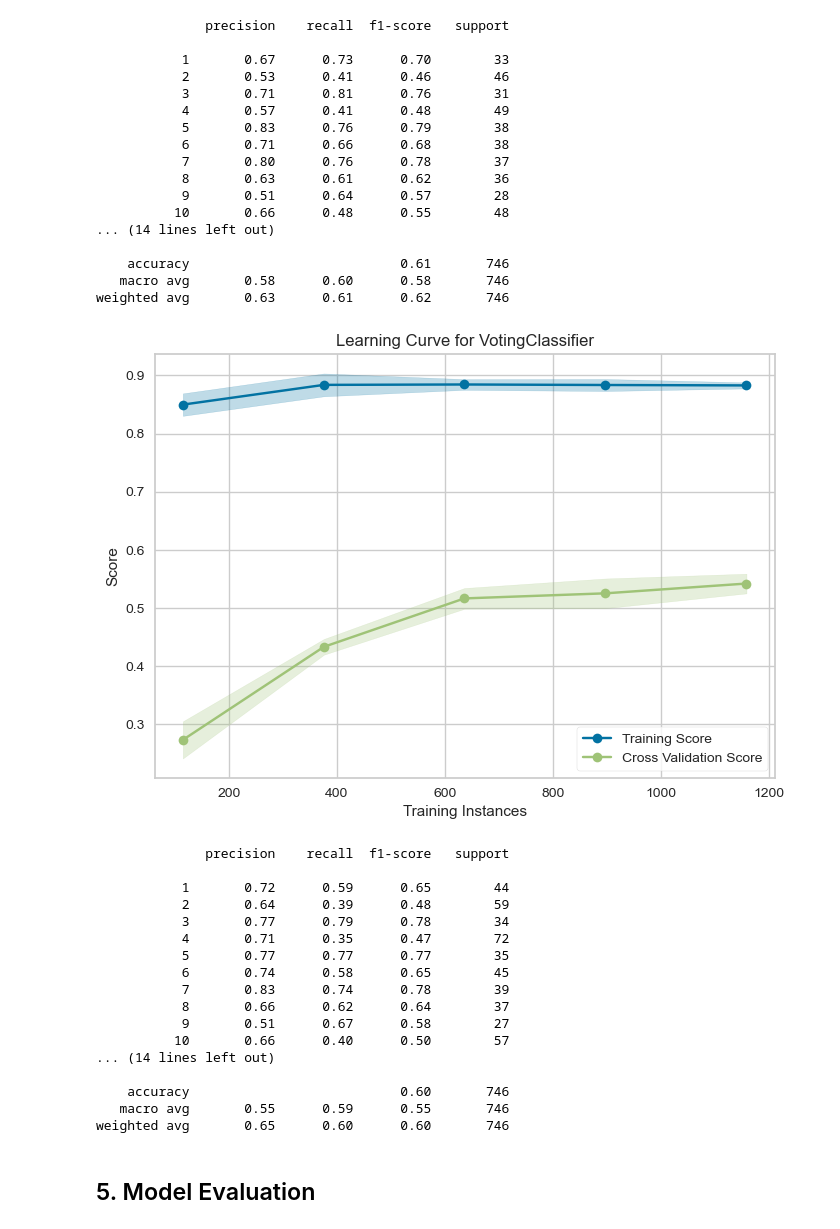
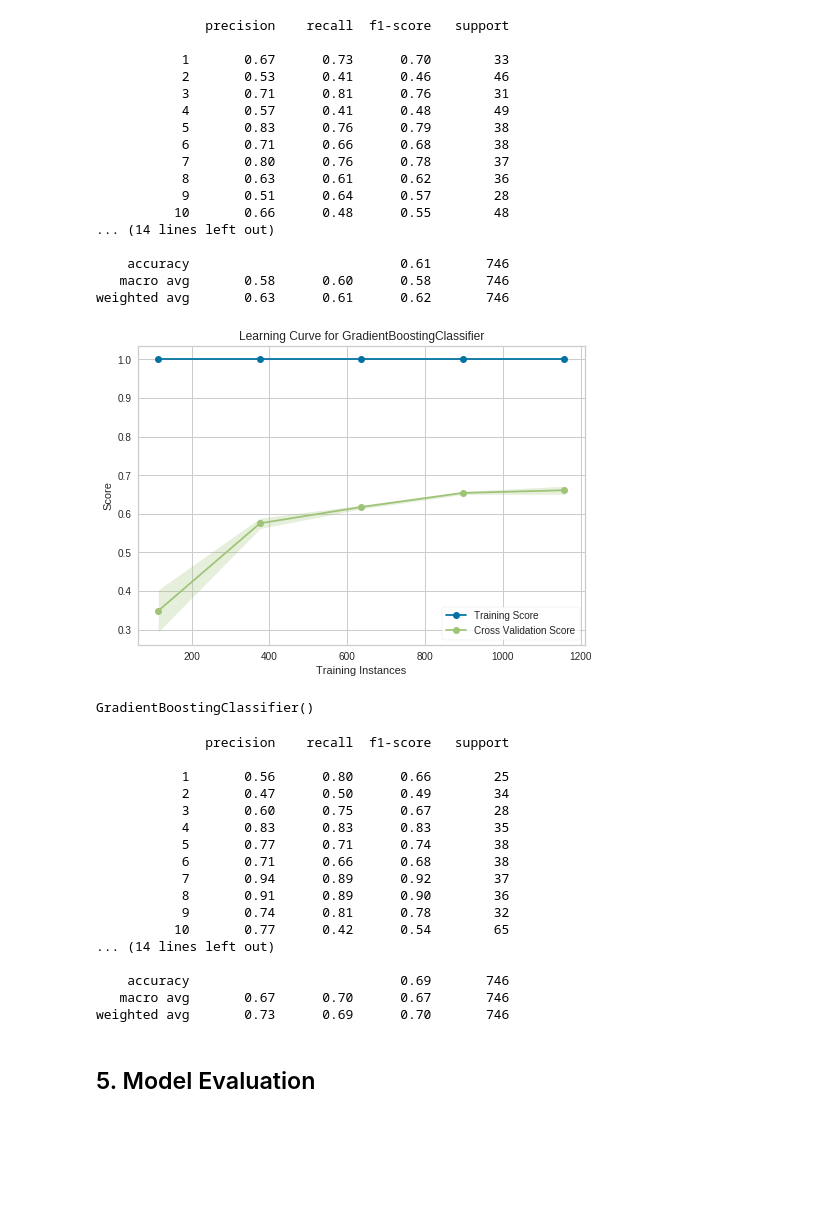
Before and after one commit to SalomoHS/Resume-Classification-Using-Machine-Learning-Models, a Jupyter notebook: Resume Classification Using Machine Learning Models.ipynb, the cells around one changed output. Cells and saved outputs as stored; diff of their text form; code cells hidden in the pictures; blank space fills up the shorter version.

Commit message:
Add Gradient Boosting

```diff
--- a/Resume Classification Using Machine Learning Models.ipynb
+++ b/Resume Classification Using Machine Learning Models.ipynb
@@ -547,33 +546,35 @@ print(classification_report(svm_linear.predict(bow_array_test),y_test))
     accuracy                           0.61       746
    macro avg       0.58      0.60      0.58       746
 weighted avg       0.63      0.61      0.62       746
+# %%
+learning_curve(GradientBoostingClassifier())
+# %% [output]
+[figure, added]
 # %%
-from sklearn.ensemble import VotingClassifier
-ensemble_clf = VotingClassifier(estimators=[('svc_linear', svm_linear), ('svc', svm)], voting='hard')
-# ensemble_clf.fit(bow_array_train,y_train)
+from sklearn.ensemble import GradientBoostingClassifier
+g_boost = GradientBoostingClassifier()
+g_boost.fit(bow_array_train, y_train)
+# %% [output]
+GradientBoostingClassifier()
-# %%
-learning_curve(ensemble_clf)
-# %% [output]
-[figure, removed]
 # %%
-print(classification_report(ensemble_clf.predict(bow_array_test),y_test))
+print(classification_report(g_boost.predict(bow_array_test),y_test))
 # %% [output]
               precision    recall  f1-score   support
 
-           1       0.72      0.59      0.65        44
-           2       0.64      0.39      0.48        59
-           3       0.77      0.79      0.78        34
-           4       0.71      0.35      0.47        72
-           5       0.77      0.77      0.77        35
-           6       0.74      0.58      0.65        45
-           7       0.83      0.74      0.78        39
-           8       0.66      0.62      0.64        37
-           9       0.51      0.67      0.58        27
-          10       0.66      0.40      0.50        57
+           1       0.56      0.80      0.66        25
+           2       0.47      0.50      0.49        34
+           3       0.60      0.75      0.67        28
+           4       0.83      0.83      0.83        35
+           5       0.77      0.71      0.74        38
+           6       0.71      0.66      0.68        38
+           7       0.94      0.89      0.92        37
+           8       0.91      0.89      0.90        36
+           9       0.74      0.81      0.78        32
+          10       0.77      0.42      0.54        65
 ... (14 lines left out)
 
-    accuracy                           0.60       746
-   macro avg       0.55      0.59      0.55       746
-weighted avg       0.65      0.60      0.60       746
+    accuracy                           0.69       746
+   macro avg       0.67      0.70      0.67       746
+weighted avg       0.73      0.69      0.70       746
 # %% [markdown]
 ## 5. Model Evaluation
```
Also changed, not shown: parts of 8 cells of this notebook.
